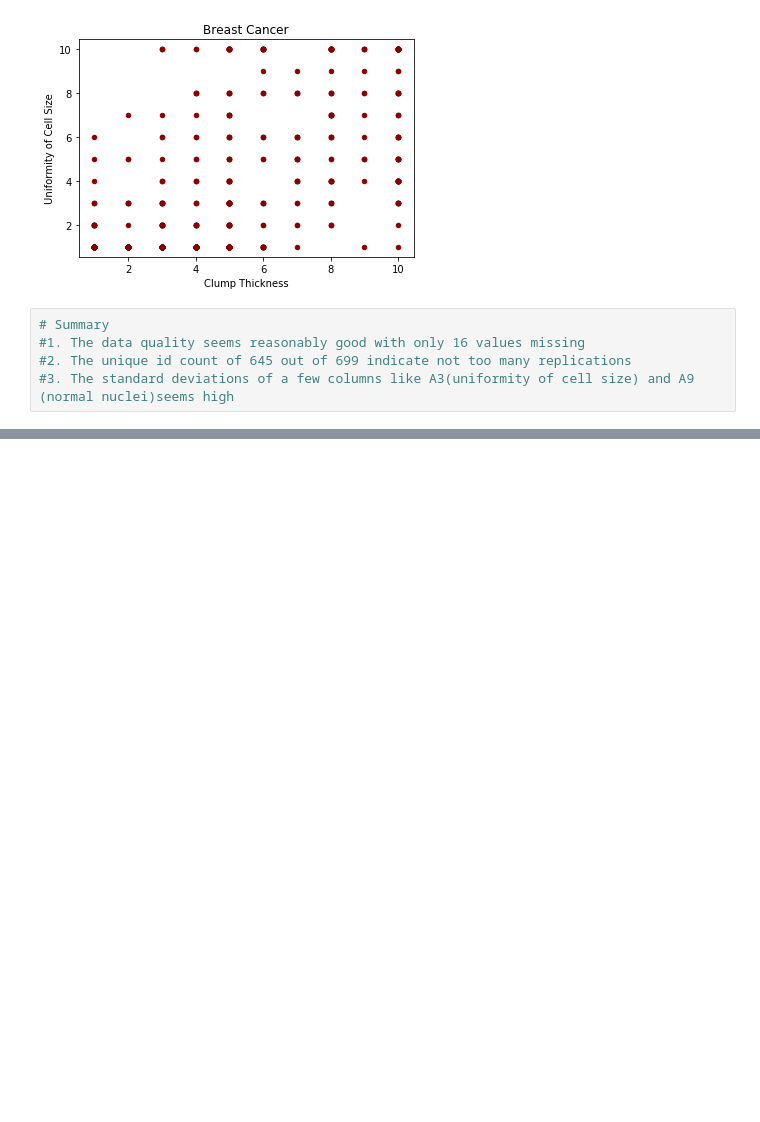
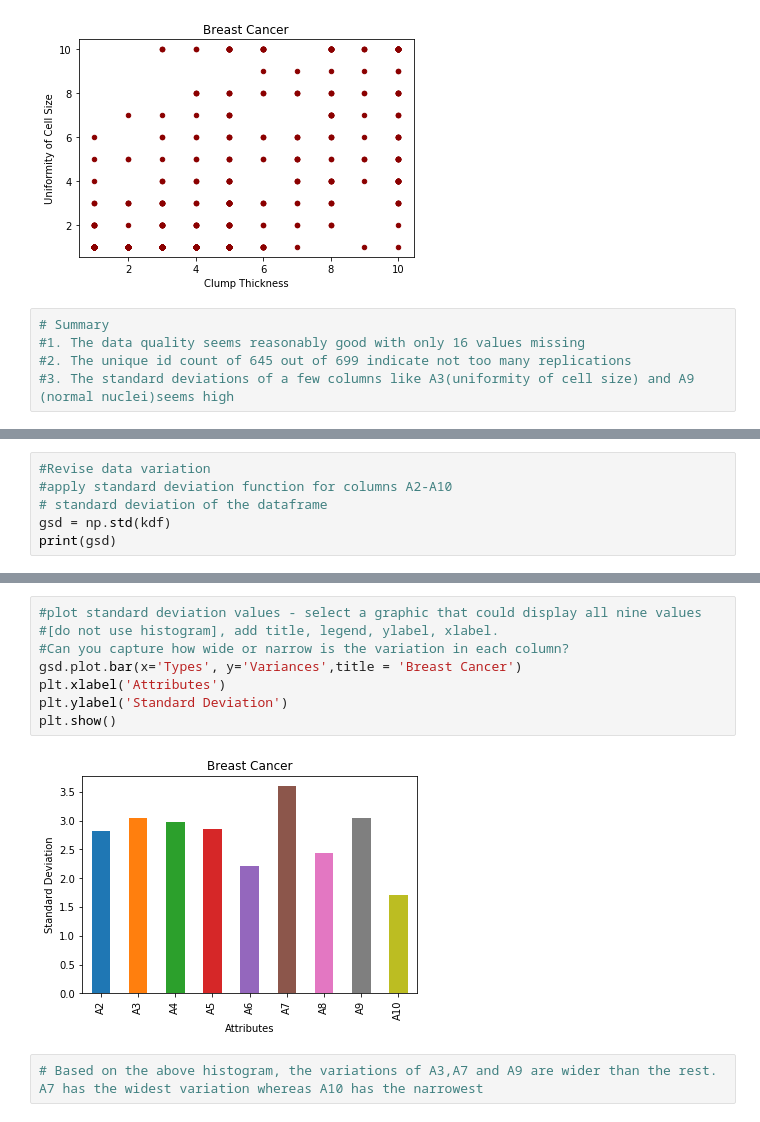
Before and after one commit to sureshkochattil/Python_Final_Project, a Jupyter notebook: code/Breast_cancer_Wisconsin.ipynb, the cells around one changed output, grey strips where cells are left out. Saved outputs shown, nothing was run; the diff lists cells and outputs as text; blank space fills up the shorter version.

Commit message:
Update Breast_cancer_Wisconsin.ipynb
Committing the code for Phase 2

```diff
--- a/code/Breast_cancer_Wisconsin.ipynb
+++ b/code/Breast_cancer_Wisconsin.ipynb
@@ -127,0 +193,6 @@ plt.show()
+# %%
+#Revise data variation
+#apply standard deviation function for columns A2-A10
+# standard deviation of the dataframe
+gsd = np.std(kdf)
+print(gsd)
@@ -127,0 +210,12 @@ plt.show()
+# %%
+#plot standard deviation values - select a graphic that could display all nine values
+#[do not use histogram], add title, legend, ylabel, xlabel.
+#Can you capture how wide or narrow is the variation in each column?
+gsd.plot.bar(x='Types', y='Variances',title = 'Breast Cancer')
+plt.xlabel('Attributes')
+plt.ylabel('Standard Deviation')
+plt.show()
+# %% [output]
+[figure, added]
+# %%
+# Based on the above histogram, the variations of A3,A7 and A9 are wider than the rest. A7 has the widest variation whereas A10 has the narrowest
```
Also changed, not shown: parts of 13 cells of this notebook.
